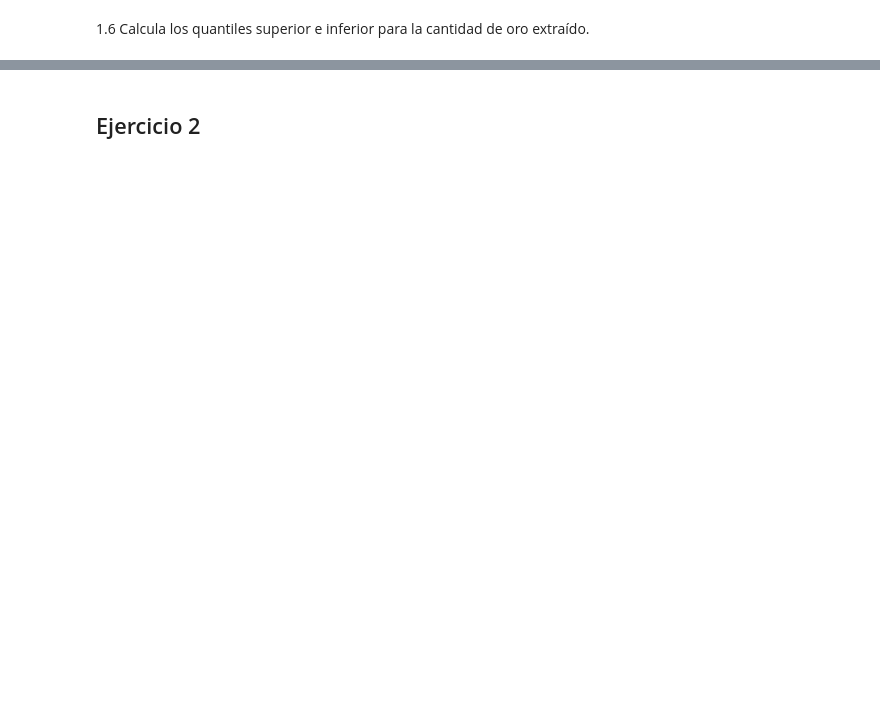
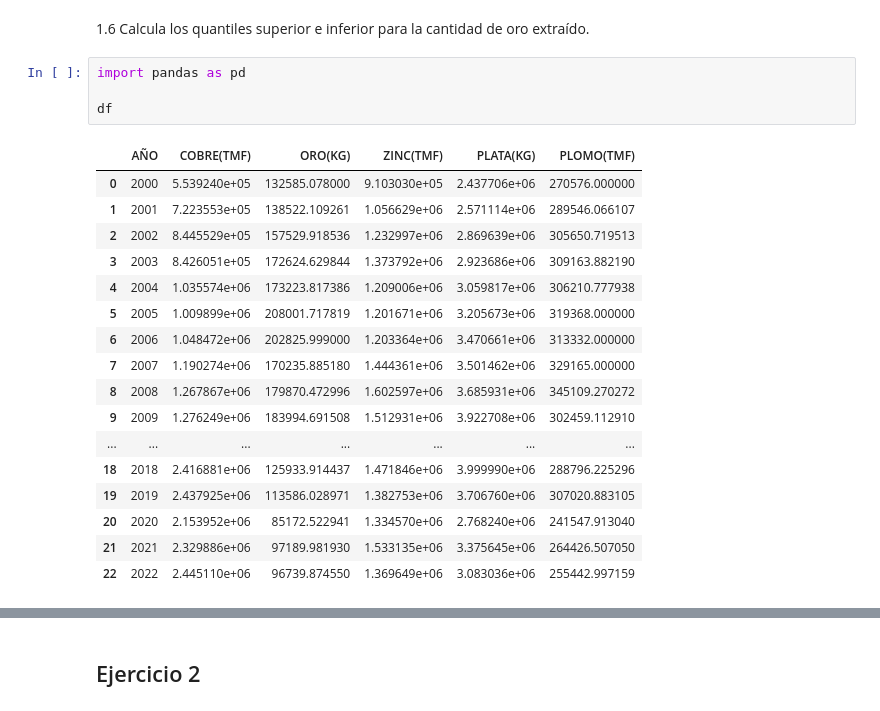
Before and after one commit to JorgePeje/test-python-utec, a Jupyter notebook: Programacion-Python-Utec/modulo3/SESION2/Sesión_1_[Student_View].ipynb, the cells around one changed output, grey strips where cells are left out. Cells and saved outputs as stored; diff of their text form; blank space fills up the shorter version.

```diff
--- a/Programacion-Python-Utec/modulo3/SESION2/Sesión_1_[Student_View].ipynb
+++ b/Programacion-Python-Utec/modulo3/SESION2/Sesión_1_[Student_View].ipynb
@@ -234,3 +271,25 @@ plt.show()
 # %% [markdown]
 1.6  Calcula los quantiles superior e inferior para la cantidad de oro extraído.
+# %%
+import pandas as pd
+
+df
+# %% [output]
+|  | AÑO | COBRE(TMF) | ORO(KG) | ZINC(TMF) | PLATA(KG) | PLOMO(TMF) |
+| 0 | 2000 | 5.539240e+05 | 132585.078000 | 9.103030e+05 | 2.437706e+06 | 270576.000000 |
+| 1 | 2001 | 7.223553e+05 | 138522.109261 | 1.056629e+06 | 2.571114e+06 | 289546.066107 |
+| 2 | 2002 | 8.445529e+05 | 157529.918536 | 1.232997e+06 | 2.869639e+06 | 305650.719513 |
+| 3 | 2003 | 8.426051e+05 | 172624.629844 | 1.373792e+06 | 2.923686e+06 | 309163.882190 |
+| 4 | 2004 | 1.035574e+06 | 173223.817386 | 1.209006e+06 | 3.059817e+06 | 306210.777938 |
+| 5 | 2005 | 1.009899e+06 | 208001.717819 | 1.201671e+06 | 3.205673e+06 | 319368.000000 |
+| 6 | 2006 | 1.048472e+06 | 202825.999000 | 1.203364e+06 | 3.470661e+06 | 313332.000000 |
+| 7 | 2007 | 1.190274e+06 | 170235.885180 | 1.444361e+06 | 3.501462e+06 | 329165.000000 |
+| 8 | 2008 | 1.267867e+06 | 179870.472996 | 1.602597e+06 | 3.685931e+06 | 345109.270272 |
+| 9 | 2009 | 1.276249e+06 | 183994.691508 | 1.512931e+06 | 3.922708e+06 | 302459.112910 |
+| ... | ... | ... | ... | ... | ... | ... |
+| 18 | 2018 | 2.416881e+06 | 125933.914437 | 1.471846e+06 | 3.999990e+06 | 288796.225296 |
+| 19 | 2019 | 2.437925e+06 | 113586.028971 | 1.382753e+06 | 3.706760e+06 | 307020.883105 |
+| 20 | 2020 | 2.153952e+06 | 85172.522941 | 1.334570e+06 | 2.768240e+06 | 241547.913040 |
+| 21 | 2021 | 2.329886e+06 | 97189.981930 | 1.533135e+06 | 3.375645e+06 | 264426.507050 |
+| 22 | 2022 | 2.445110e+06 | 96739.874550 | 1.369649e+06 | 3.083036e+06 | 255442.997159 |
 # %%
```
Also changed, not shown: parts of 15 cells of this notebook.
